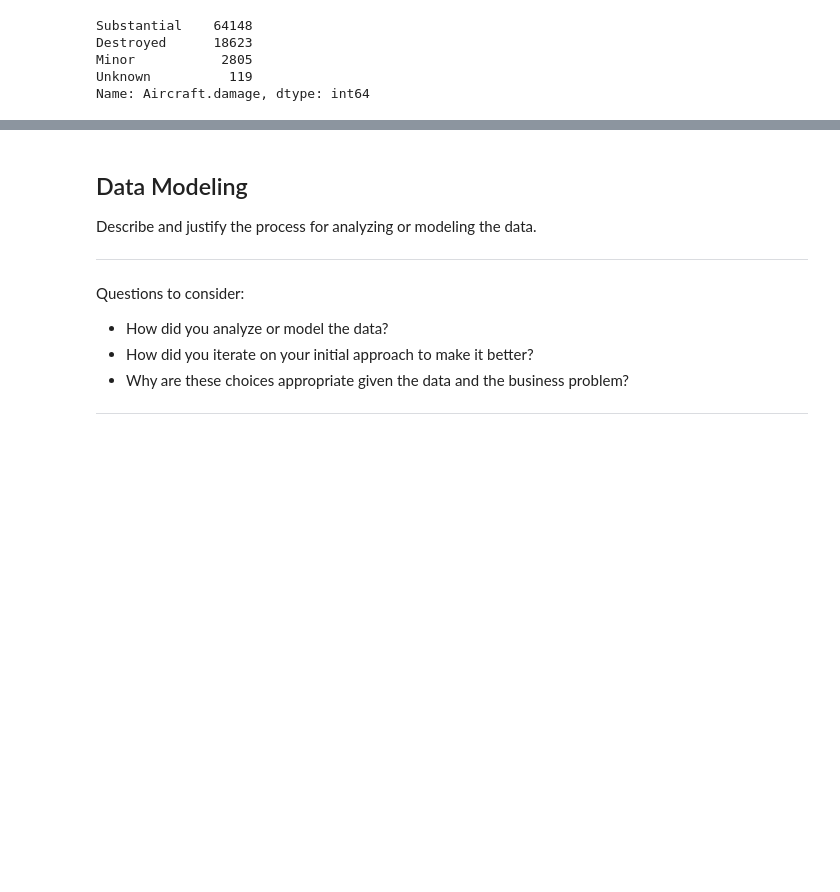
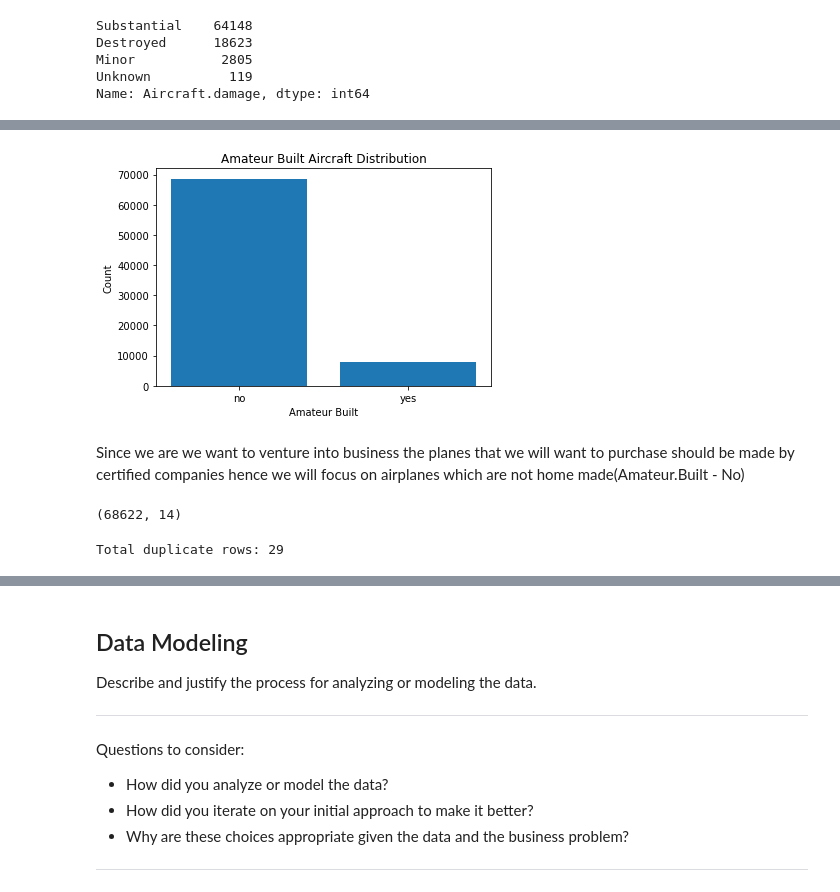
Before and after one commit to kkipkorir/Aviation-Risk-Evaluation, a Jupyter notebook: dsc-phase1-project-template.ipynb, the cells around one changed output, grey strips where cells are left out. Saved outputs shown, nothing was run; the diff lists cells and outputs as text; code cells hidden in the pictures; blank space fills up the shorter version.

Commit message:
Did data preparation and started on visualizing

```diff
--- a/dsc-phase1-project-template.ipynb
+++ b/dsc-phase1-project-template.ipynb
@@ -305,3 +334,5 @@ memory usage: 10.2+ MB
 # %%
 #Replacing Null values in the Aircraft.Category And Broad.phase.of.flight
-mod_aviation_df =
+mod_aviation_df['Aircraft.Category'].fillna("Unknown", inplace=True)
+mod_aviation_df['Broad.phase.of.flight'].fillna('Uknown',inplace=True)
+mod_aviation_df.isna().sum()
@@ -309,0 +355,5 @@ mod_aviation_df =
+# %%
+
+#Remove the missing values in the Engine type,Number of Engines
+mod_aviation_df.dropna(subset=["Engine.Type","Number.of.Engines",'Purpose.of.flight'],inplace=True)
+mod_aviation_df.isna().sum()
@@ -309,0 +376,4 @@ mod_aviation_df =
+# %%
+#Remove the missing values in Country,Weather.Condition,Make,Model,Amateur.Built,Injury.Severity,Location
+mod_aviation_df.dropna(subset=["Country","Weather.Condition",'Make','Model','Amateur.Built','Injury.Severity','Location'],inplace=True)
+mod_aviation_df.isna().sum()
@@ -309,0 +396,5 @@ mod_aviation_df =
+# %%
+#use the mode to replace Aircraft.damage category
+mod_aviation_df['Aircraft.damage'].fillna(mod_aviation_df['Aircraft.damage'].mode()[0], inplace=True)
+print(mod_aviation_df.shape)
+mod_aviation_df.isna().sum()
@@ -309,0 +418,30 @@ mod_aviation_df =
+# %%
+#Let visualize the armature built
+amature_dist = mod_aviation_df['Amateur.Built'].value_counts()
+x = list(amature_dist.index[:2])
+y = list(amature_dist.values[:2])
+
+fig, ax = plt.subplots(figsize=(6, 4))
+ax.bar(x=x,height=y)
+ax.set_title('Amateur Built Aircraft Distribution')
+ax.set_xlabel('Amateur Built')
+ax.set_ylabel('Count')
+plt.show();
+# %% [output]
+[figure, added]
+# %% [markdown]
+Since we are we want to venture into business the planes that we will want to purchase should be made by
+certified companies hence we will focus on airplanes which are not home made(Amateur.Built - No)
+# %%
+mod_aviation_df = mod_aviation_df[mod_aviation_df['Amateur.Built']=='no']
+mod_aviation_df.shape
+# %% [output]
+(68622, 14)
+# %%
+# Count total duplicate rows
+duplicate_count = mod_aviation_df.duplicated().sum()
+print(f"Total duplicate rows: {duplicate_count}")
+
+mod_aviation_df = mod_aviation_df.drop_duplicates()
+# %% [output]
+Total duplicate rows: 29
```
Also changed, not shown: parts of 28 cells of this notebook.
